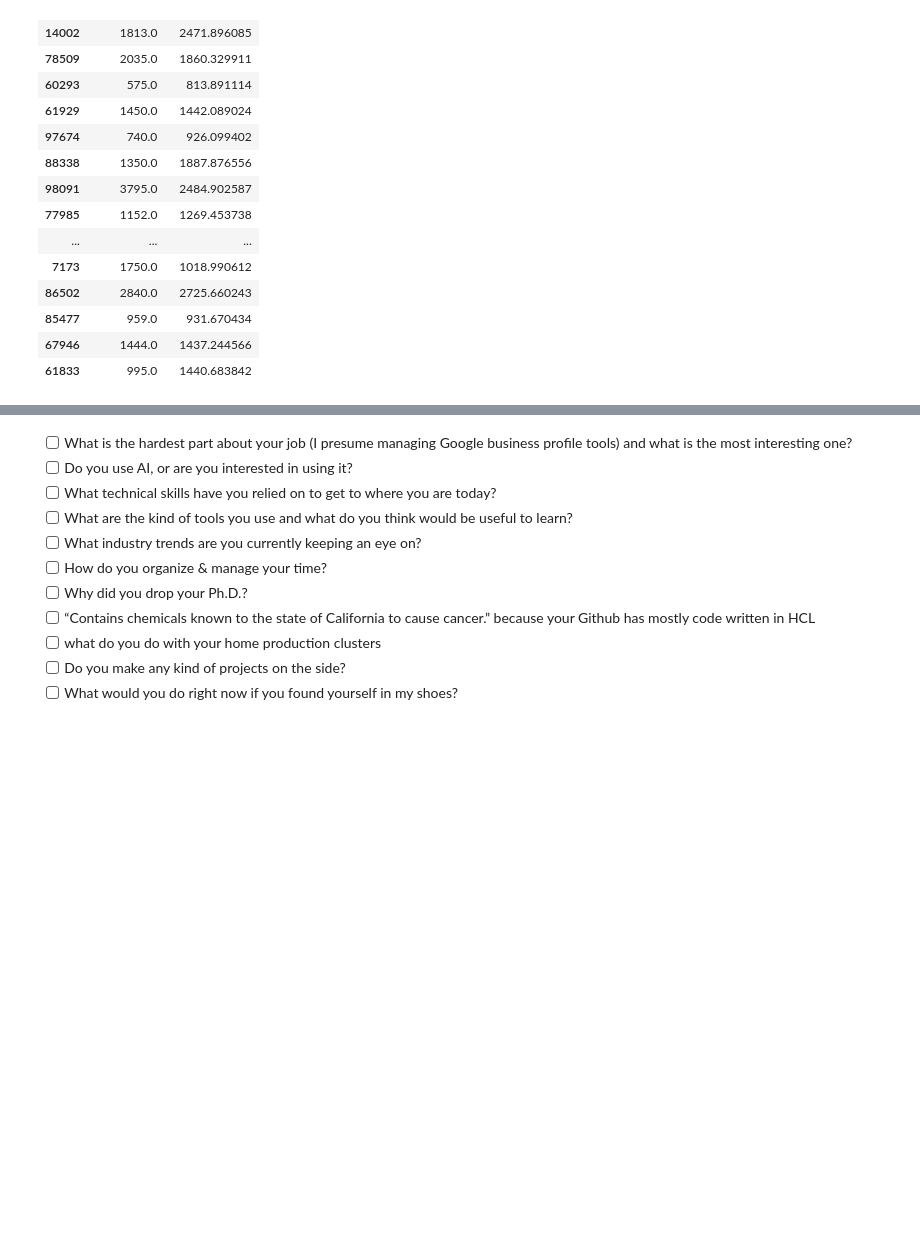
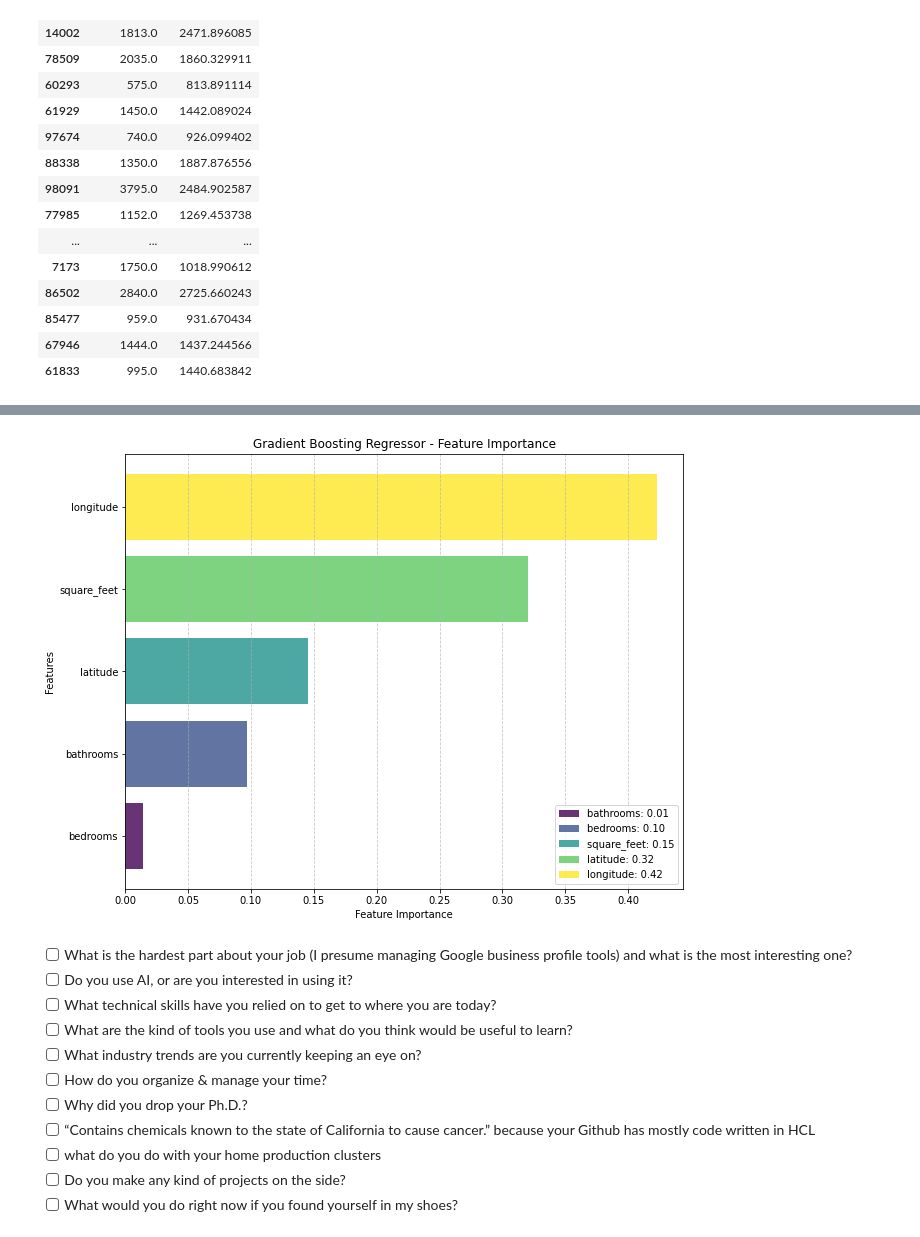
Before and after one commit to seyfal/ApartmentML, a Jupyter notebook: main.ipynb, the cells around one changed output, grey strips where cells are left out. Drawn from its saved outputs; the diff is of its cells as text; code cells hidden in the pictures; blank space fills up the shorter version.

```diff
--- a/main.ipynb
+++ b/main.ipynb
@@ -281,3 +295,31 @@ comparison_df.head(25)  # Display the first 25 comparisons
+# %%
+# Feature Importance Plot
+feature_importance = gbr.feature_importances_
+sorted_idx = np.argsort(feature_importance)
+
+# Define colors for bars
+colors = plt.cm.viridis(np.linspace(0, 1, len(sorted_idx)))
+
+# Feature Importance Plot with Legend
+plt.figure(figsize=(10, 8))
+bars = plt.barh(range(len(sorted_idx)),
+                feature_importance[sorted_idx], color=colors, alpha=0.8)
+
+# Add feature names as labels
+plt.yticks(range(len(sorted_idx)), X_train.columns[sorted_idx])
+
+# Create legend
+legend_labels = [
+    f'{X_train.columns[i]}: {feature_importance[sorted_idx[i]]:.2f}' for i in range(len(sorted_idx))]
+plt.legend(bars, legend_labels, loc='lower right')
+
+plt.xlabel('Feature Importance')
+plt.ylabel('Features')
+plt.title('Gradient Boosting Regressor - Feature Importance')
+plt.grid(axis='x', linestyle='--', alpha=0.7)
+plt.show()
+# %% [output]
+[figure, added]
 # %% [markdown]
 - [ ] What is the hardest part about your job (I presume managing Google business profile tools) and what is the most interesting one?
 - [ ] Do you use AI, or are you interested in using it?
```
Also changed, not shown: parts of 3 cells of this notebook.
